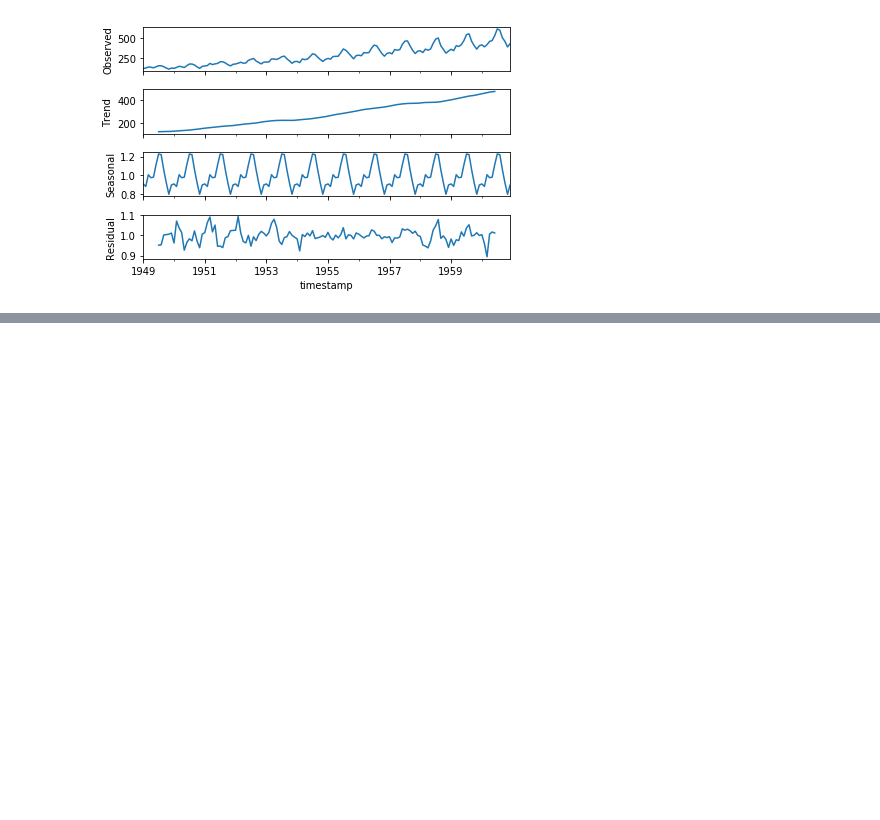
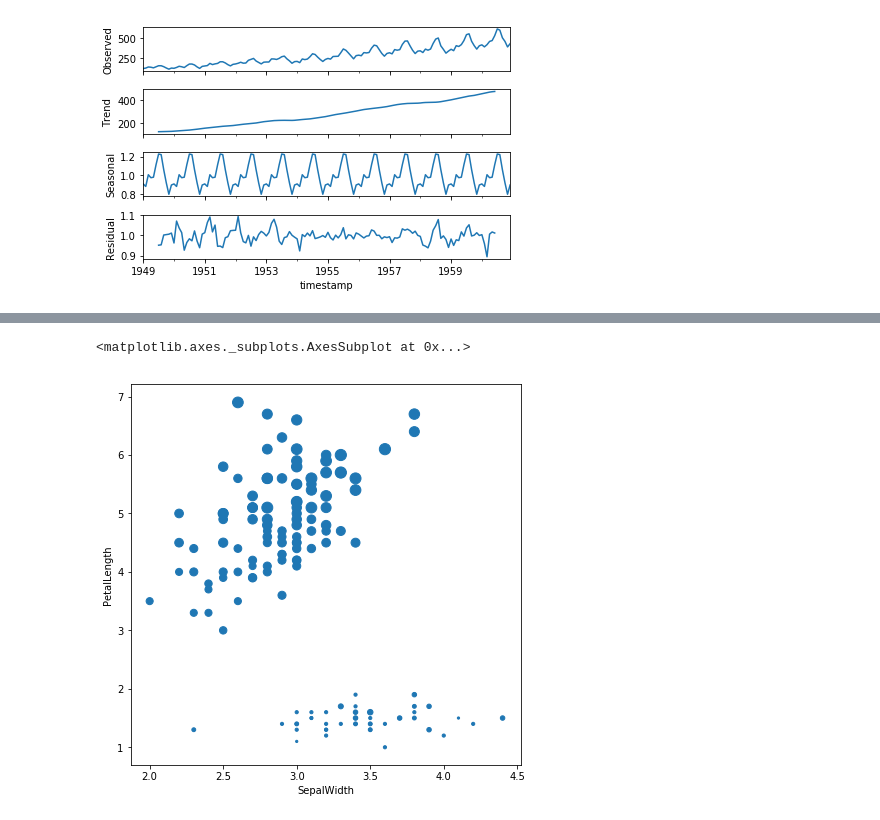
Before and after one commit to victorcionca/data_visualization_lecture, a Jupyter notebook: DataVisualisation.ipynb, the cells around one changed output, grey strips where cells are left out. Drawn from its saved outputs; the diff is of its cells as text; code cells hidden in the pictures; blank space fills up the shorter version.

```diff
--- a/DataVisualisation.ipynb
+++ b/DataVisualisation.ipynb
@@ -624,0 +711,5 @@ _=decomposition.plot()
+# %%
+iris_data.plot.scatter(x='SepalWidth', y='PetalLength', s=iris_data['PetalWidth']*50, figsize=(7,7))
+# %% [output]
+<matplotlib.axes._subplots.AxesSubplot at 0x...>
+[figure, added]
```
Also changed, not shown: parts of 30 cells of this notebook, 1 other file.
